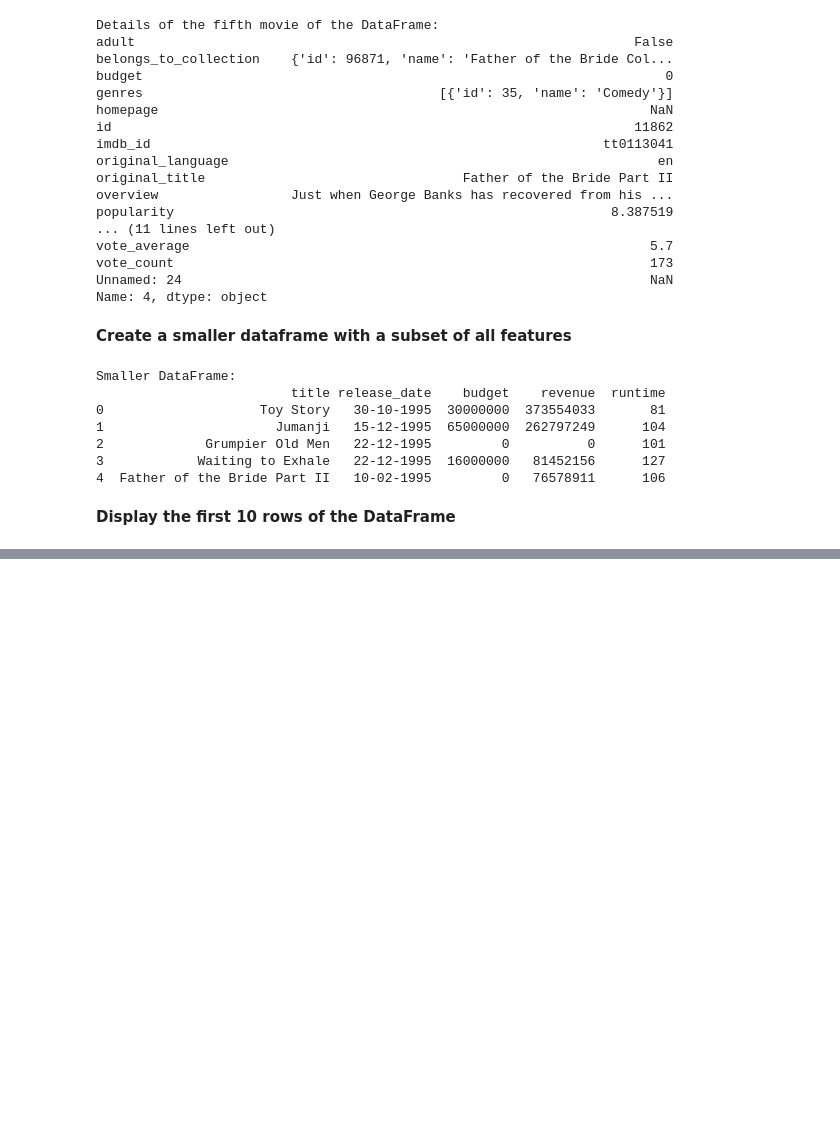
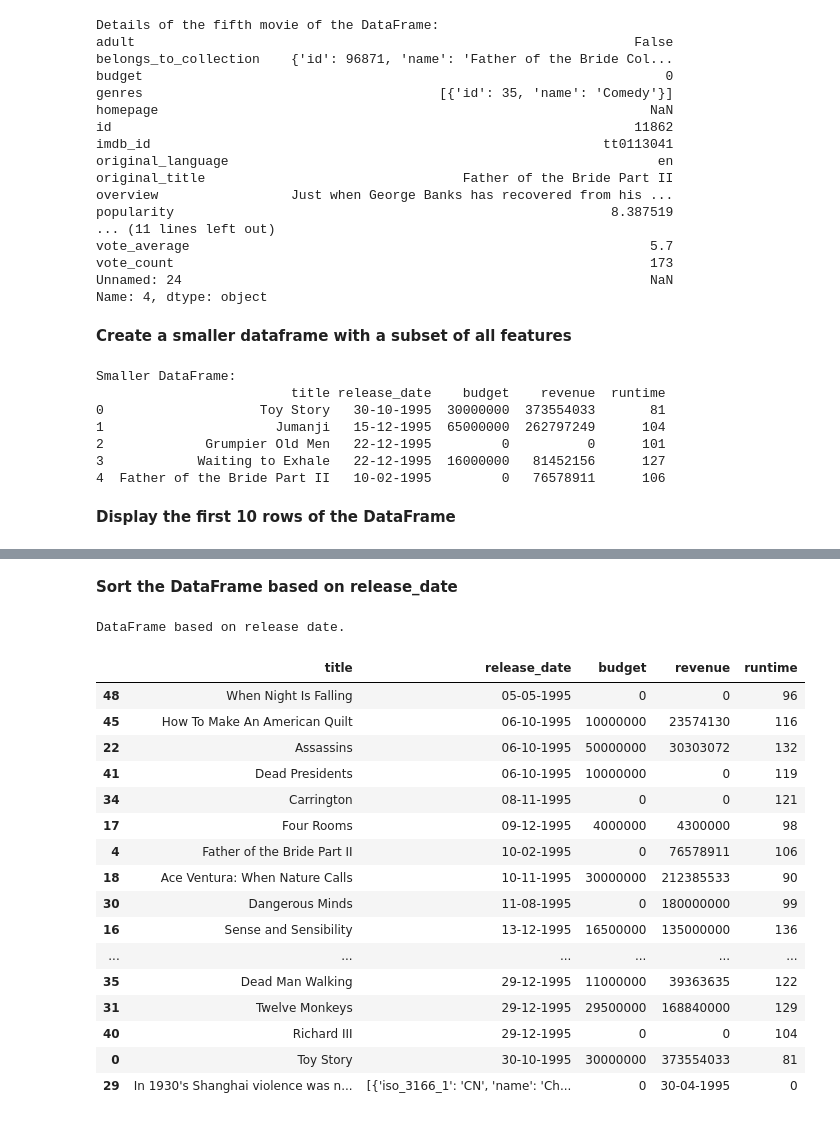
Before and after one commit to dharmendra-chouhan/Pandas_exercises_colab, a Jupyter notebook: Movies_Data_Analysis.ipynb, the cells around one changed output, grey strips where cells are left out. Drawn from its saved outputs; the diff is of its cells as text; code cells hidden in the pictures; blank space fills up the shorter version.

```diff
--- a/Movies_Data_Analysis.ipynb
+++ b/Movies_Data_Analysis.ipynb
@@ -207,0 +206,26 @@ First 10 rows of the DataFrame:
+# %% [markdown]
+**Sort the DataFrame based on release_date**
+# %%
+small_df = movies[['title', 'release_date', 'budget', 'revenue', 'runtime']]
+result = small_df.sort_values('release_date')
+print("DataFrame based on release date.")
+result
+# %% [output]
+DataFrame based on release date.
+|  | title | release_date | budget | revenue | runtime |
+| 48 | When Night Is Falling | 05-05-1995 | 0 | 0 | 96 |
+| 45 | How To Make An American Quilt | 06-10-1995 | 10000000 | 23574130 | 116 |
+| 22 | Assassins | 06-10-1995 | 50000000 | 30303072 | 132 |
+| 41 | Dead Presidents | 06-10-1995 | 10000000 | 0 | 119 |
+| 34 | Carrington | 08-11-1995 | 0 | 0 | 121 |
+| 17 | Four Rooms | 09-12-1995 | 4000000 | 4300000 | 98 |
+| 4 | Father of the Bride Part II | 10-02-1995 | 0 | 76578911 | 106 |
+| 18 | Ace Ventura: When Nature Calls | 10-11-1995 | 30000000 | 212385533 | 90 |
+| 30 | Dangerous Minds | 11-08-1995 | 0 | 180000000 | 99 |
+| 16 | Sense and Sensibility | 13-12-1995 | 16500000 | 135000000 | 136 |
+| ... | ... | ... | ... | ... | ... |
+| 35 | Dead Man Walking | 29-12-1995 | 11000000 | 39363635 | 122 |
+| 31 | Twelve Monkeys | 29-12-1995 | 29500000 | 168840000 | 129 |
+| 40 | Richard III | 29-12-1995 | 0 | 0 | 104 |
+| 0 | Toy Story | 30-10-1995 | 30000000 | 373554033 | 81 |
+| 29 | In 1930's Shanghai violence was n... | [{'iso_3166_1': 'CN', 'name': 'Ch... | 0 | 30-04-1995 | 0 |
```
Also changed, not shown: parts of 10 cells of this notebook.
